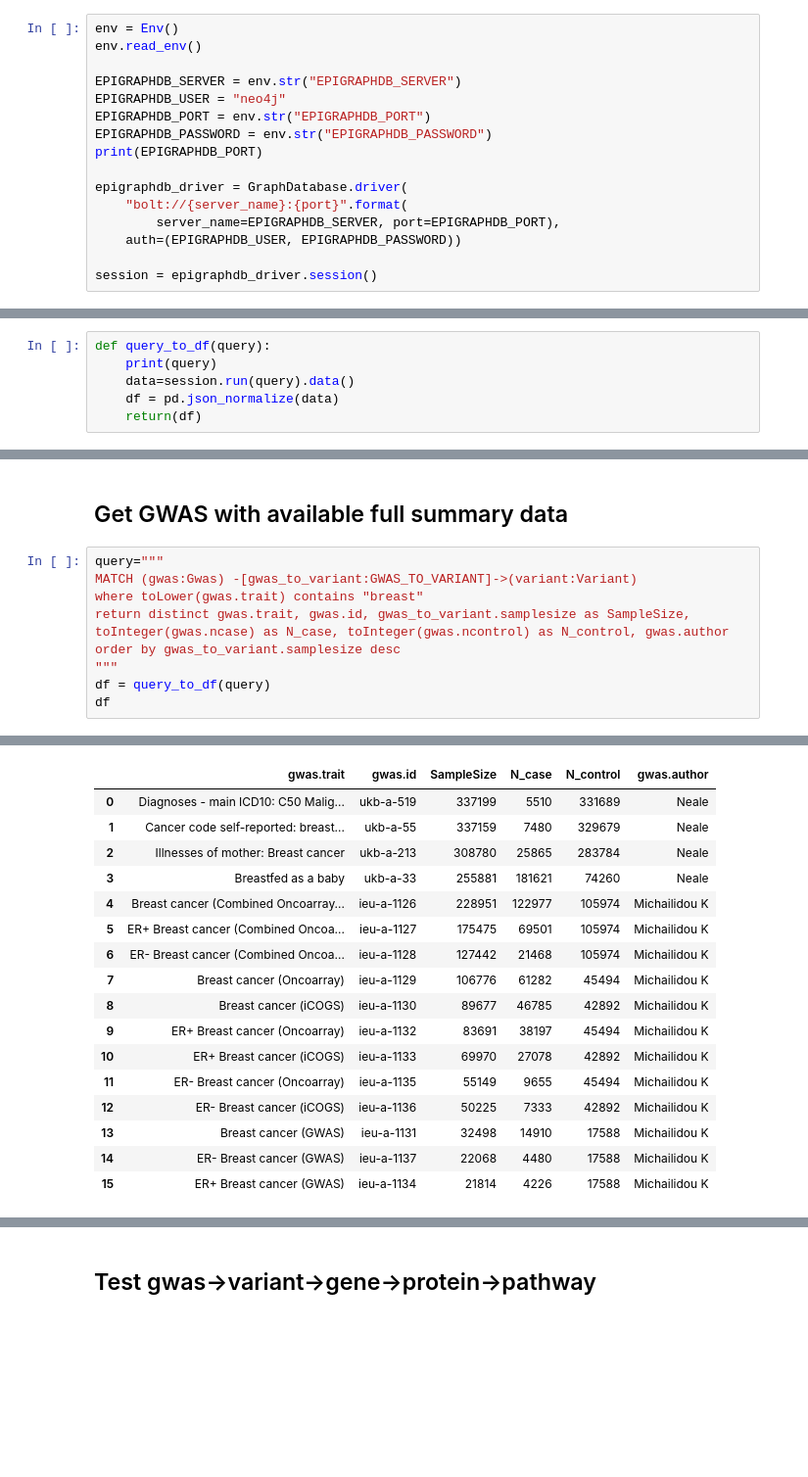
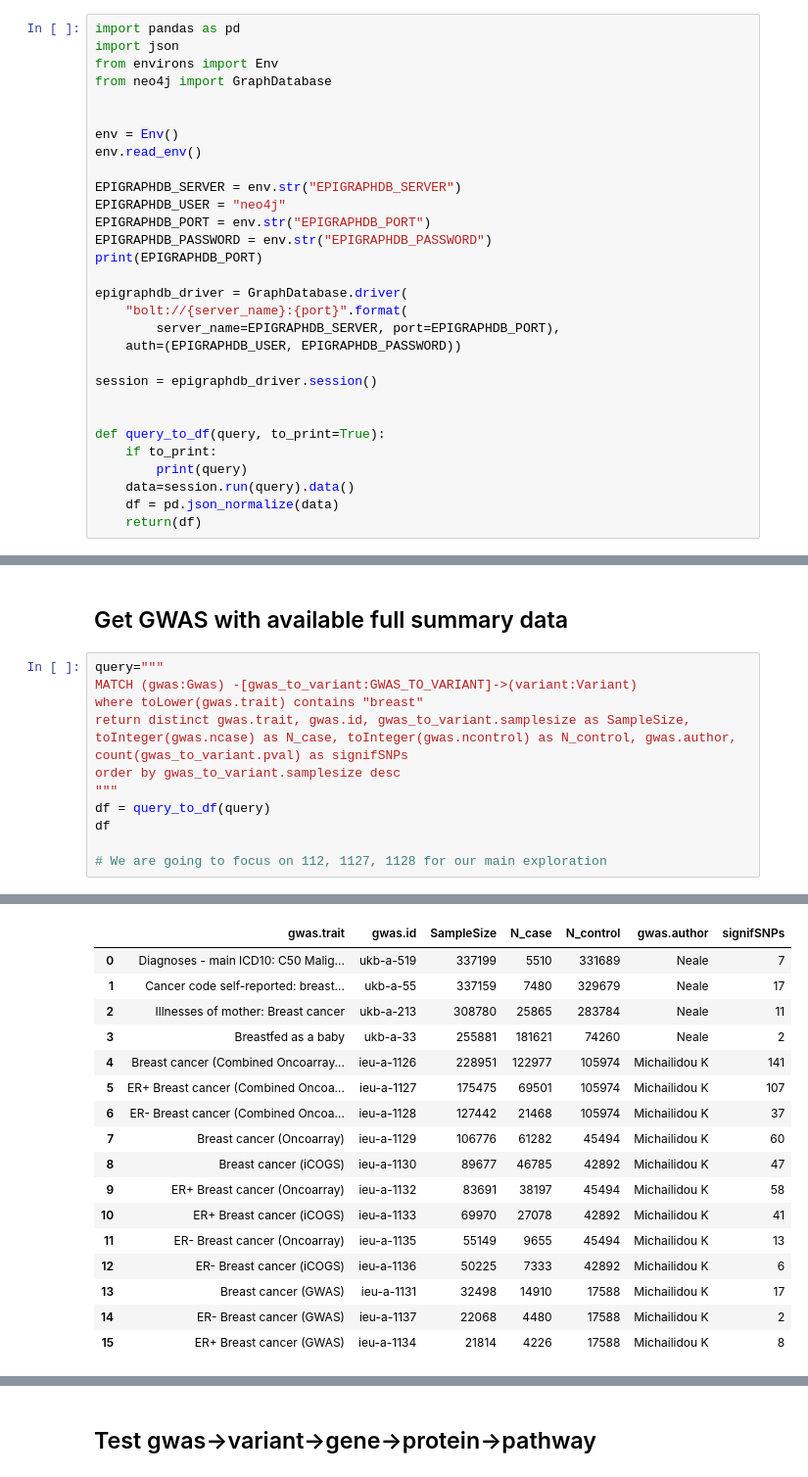
Before and after one commit to mvab/epigraphdb-breast-cancer, a Jupyter notebook: 1_breast_cancer_start_from_gwas.ipynb, the cells around one changed output, grey strips where cells are left out. Shown at 98% size. Drawn from its saved outputs; the diff is of its cells as text; blank space fills up the shorter version.

```diff
--- a/explore_breast_cancer_epigraphdb.ipynb
+++ b/1_breast_cancer_start_from_gwas.ipynb
@@ -12,4 +1,10 @@ import math
 # %%
+import pandas as pd
+import json
+from environs import Env
+from neo4j import GraphDatabase
+
+
 env = Env()
 env.read_env()
 
@@ -25,14 +20,16 @@ epigraphdb_driver = GraphDatabase.driver(
     auth=(EPIGRAPHDB_USER, EPIGRAPHDB_PASSWORD))
 
 session = epigraphdb_driver.session()
+
+
+def query_to_df(query, to_print=True):
+    if to_print:
+        print(query)
+    data=session.run(query).data()
+    df = pd.json_normalize(data)
+    return(df)
 # %% [output]
 37687
-# %%
-def query_to_df(query):
-    print(query)
-    data=session.run(query).data()
-    df = pd.json_normalize(data)
-    return(df)
 # %% [markdown]
 #### In this notebook:
 
@@ -56,11 +50,14 @@ query="""
 MATCH (gwas:Gwas) -[gwas_to_variant:GWAS_TO_VARIANT]->(variant:Variant)
 where toLower(gwas.trait) contains "breast"
 return distinct gwas.trait, gwas.id, gwas_to_variant.samplesize as SampleSize,
-toInteger(gwas.ncase) as N_case, toInteger(gwas.ncontrol) as N_control, gwas.author
+toInteger(gwas.ncase) as N_case, toInteger(gwas.ncontrol) as N_control, gwas.author,
+count(gwas_to_variant.pval) as signifSNPs
 order by gwas_to_variant.samplesize desc
 """
 df = query_to_df(query)
 df
+
+# We are going to focus on 112, 1127, 1128 for our main exploration
 # %% [output]
 MATCH (gwas:Gwas) -[gwas_to_variant:GWAS_TO_VARIANT]->(variant:Variant)
 where toLower(gwas.trait) contains "breast"
@@ -69,18 +67,18 @@ toInteger(gwas.ncase) as N_case, toInteger(gwas.ncontrol) as N_control, gwas.aut
 order by gwas_to_variant.samplesize desc
-|  | gwas.trait | gwas.id | SampleSize | N_case | N_control | gwas.author |
-| 0 | Diagnoses - main ICD10: C50 Malig... | ukb-a-519 | 337199 | 5510 | 331689 | Neale |
-| 1 | Cancer code self-reported: breast... | ukb-a-55 | 337159 | 7480 | 329679 | Neale |
-| 2 | Illnesses of mother: Breast cancer | ukb-a-213 | 308780 | 25865 | 283784 | Neale |
-| 3 | Breastfed as a baby | ukb-a-33 | 255881 | 181621 | 74260 | Neale |
-| 4 | Breast cancer (Combined Oncoarray... | ieu-a-1126 | 228951 | 122977 | 105974 | Michailidou K |
-| 5 | ER+ Breast cancer (Combined Oncoa... | ieu-a-1127 | 175475 | 69501 | 105974 | Michailidou K |
-| 6 | ER- Breast cancer (Combined Oncoa... | ieu-a-1128 | 127442 | 21468 | 105974 | Michailidou K |
-| 7 | Breast cancer (Oncoarray) | ieu-a-1129 | 106776 | 61282 | 45494 | Michailidou K |
-| 8 | Breast cancer (iCOGS) | ieu-a-1130 | 89677 | 46785 | 42892 | Michailidou K |
-| 9 | ER+ Breast cancer (Oncoarray) | ieu-a-1132 | 83691 | 38197 | 45494 | Michailidou K |
-| 10 | ER+ Breast cancer (iCOGS) | ieu-a-1133 | 69970 | 27078 | 42892 | Michailidou K |
-| 11 | ER- Breast cancer (Oncoarray) | ieu-a-1135 | 55149 | 9655 | 45494 | Michailidou K |
-| 12 | ER- Breast cancer (iCOGS) | ieu-a-1136 | 50225 | 7333 | 42892 | Michailidou K |
-| 13 | Breast cancer (GWAS) | ieu-a-1131 | 32498 | 14910 | 17588 | Michailidou K |
-| 14 | ER- Breast cancer (GWAS) | ieu-a-1137 | 22068 | 4480 | 17588 | Michailidou K |
-| 15 | ER+ Breast cancer (GWAS) | ieu-a-1134 | 21814 | 4226 | 17588 | Michailidou K |
+|  | gwas.trait | gwas.id | SampleSize | N_case | N_control | gwas.author | signifSNPs |
+| 0 | Diagnoses - main ICD10: C50 Malig... | ukb-a-519 | 337199 | 5510 | 331689 | Neale | 7 |
+| 1 | Cancer code self-reported: breast... | ukb-a-55 | 337159 | 7480 | 329679 | Neale | 17 |
+| 2 | Illnesses of mother: Breast cancer | ukb-a-213 | 308780 | 25865 | 283784 | Neale | 11 |
+| 3 | Breastfed as a baby | ukb-a-33 | 255881 | 181621 | 74260 | Neale | 2 |
+| 4 | Breast cancer (Combined Oncoarray... | ieu-a-1126 | 228951 | 122977 | 105974 | Michailidou K | 141 |
+| 5 | ER+ Breast cancer (Combined Oncoa... | ieu-a-1127 | 175475 | 69501 | 105974 | Michailidou K | 107 |
+| 6 | ER- Breast cancer (Combined Oncoa... | ieu-a-1128 | 127442 | 21468 | 105974 | Michailidou K | 37 |
+| 7 | Breast cancer (Oncoarray) | ieu-a-1129 | 106776 | 61282 | 45494 | Michailidou K | 60 |
+| 8 | Breast cancer (iCOGS) | ieu-a-1130 | 89677 | 46785 | 42892 | Michailidou K | 47 |
+| 9 | ER+ Breast cancer (Oncoarray) | ieu-a-1132 | 83691 | 38197 | 45494 | Michailidou K | 58 |
+| 10 | ER+ Breast cancer (iCOGS) | ieu-a-1133 | 69970 | 27078 | 42892 | Michailidou K | 41 |
+| 11 | ER- Breast cancer (Oncoarray) | ieu-a-1135 | 55149 | 9655 | 45494 | Michailidou K | 13 |
+| 12 | ER- Breast cancer (iCOGS) | ieu-a-1136 | 50225 | 7333 | 42892 | Michailidou K | 6 |
+| 13 | Breast cancer (GWAS) | ieu-a-1131 | 32498 | 14910 | 17588 | Michailidou K | 17 |
+| 14 | ER- Breast cancer (GWAS) | ieu-a-1137 | 22068 | 4480 | 17588 | Michailidou K | 2 |
+| 15 | ER+ Breast cancer (GWAS) | ieu-a-1134 | 21814 | 4226 | 17588 | Michailidou K | 8 |
```
Also changed, not shown: parts of 9 cells of this notebook, 5 other files.
